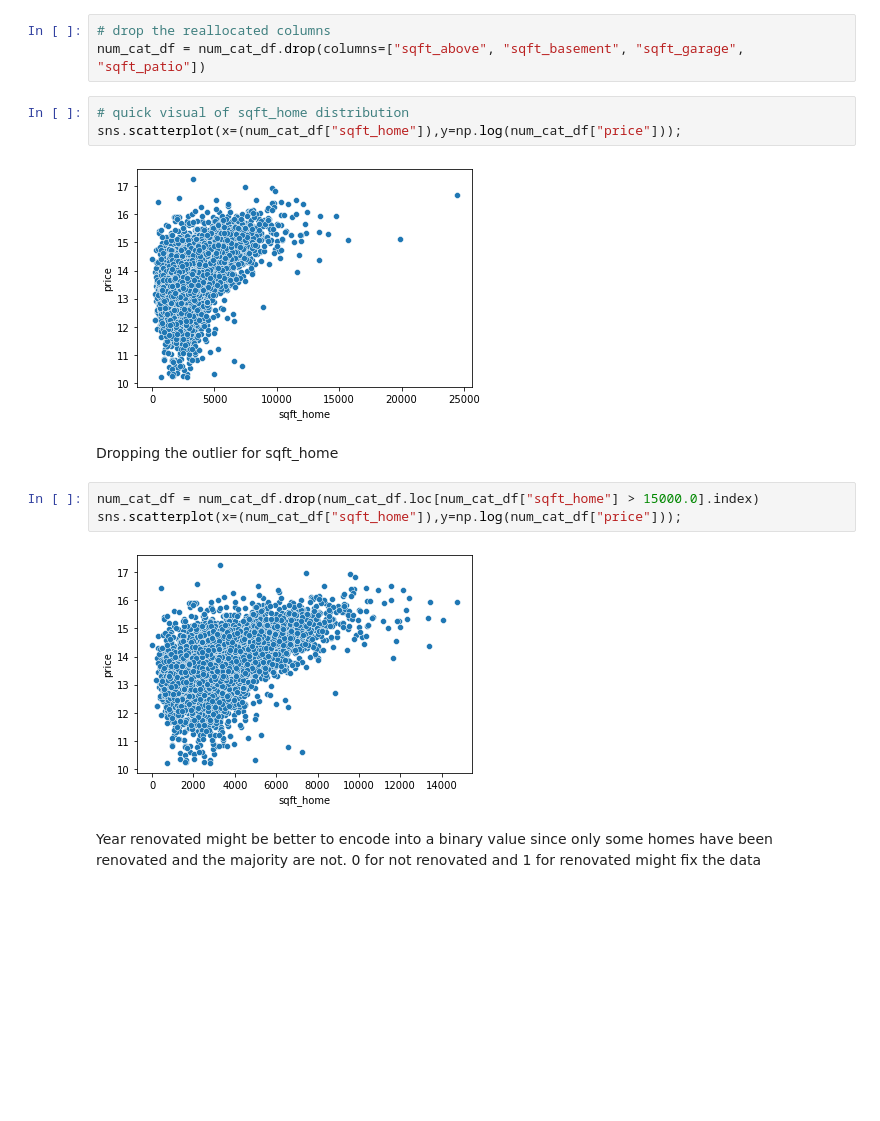
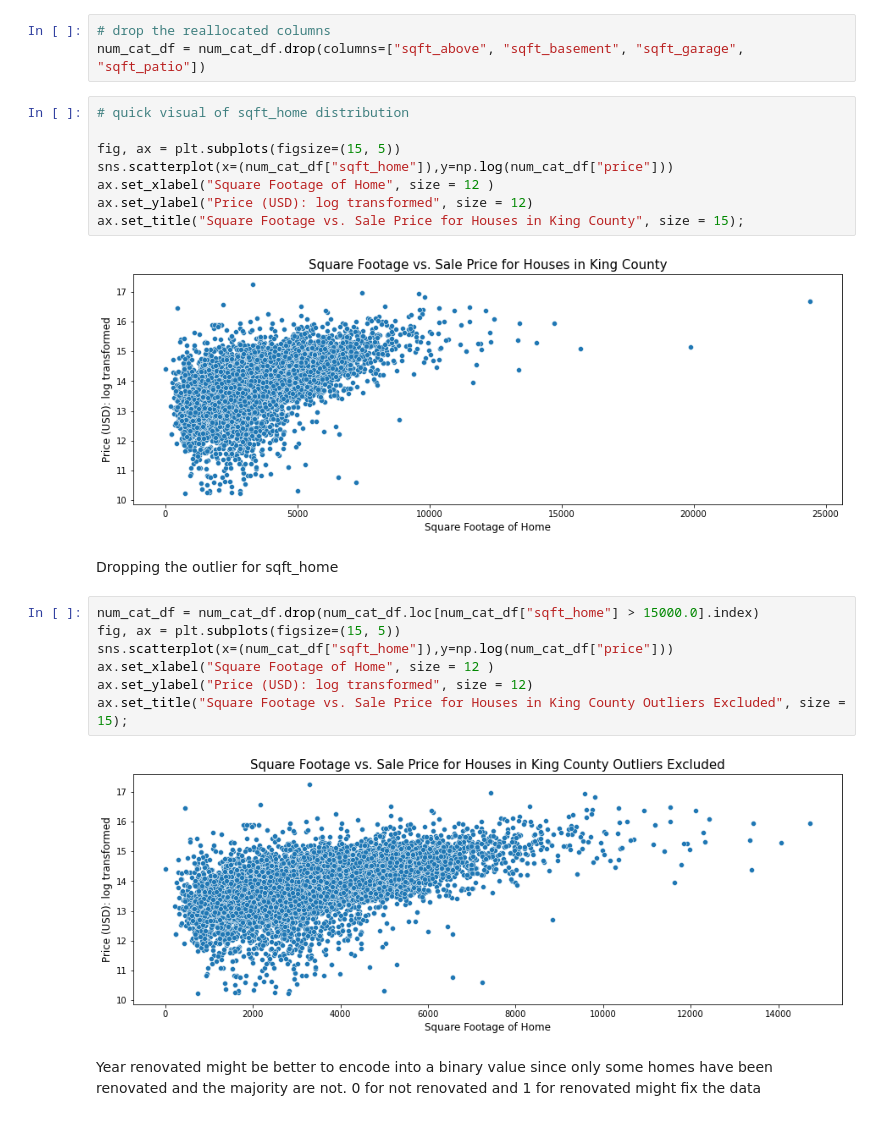
Before and after one commit to alexanderdaffara/HousingSalesRegression, a Jupyter notebook: Andre_Final.ipynb, the cells around one changed output. Cells and saved outputs as stored; diff of their text form; blank space fills up the shorter version.

Commit message:
set labels on charts

```diff
--- a/Andre_Final.ipynb
+++ b/Andre_Final.ipynb
@@ -366,16 +371,25 @@ num_cat_df.head()
 num_cat_df = num_cat_df.drop(columns=["sqft_above", "sqft_basement", "sqft_garage", "sqft_patio"])
 # %%
 # quick visual of sqft_home distribution
-sns.scatterplot(x=(num_cat_df["sqft_home"]),y=np.log(num_cat_df["price"]));
+
+fig, ax = plt.subplots(figsize=(15, 5))
+sns.scatterplot(x=(num_cat_df["sqft_home"]),y=np.log(num_cat_df["price"]))
+ax.set_xlabel("Square Footage of Home", size = 12 )
+ax.set_ylabel("Price (USD): log transformed", size = 12)
+ax.set_title("Square Footage vs. Sale Price for Houses in King County", size = 15);
 # %% [output]
-[figure, old version]
+[figure, new version]
 # %% [markdown]
 Dropping the outlier for sqft_home
 # %%
 num_cat_df = num_cat_df.drop(num_cat_df.loc[num_cat_df["sqft_home"] > 15000.0].index)
-sns.scatterplot(x=(num_cat_df["sqft_home"]),y=np.log(num_cat_df["price"]));
+fig, ax = plt.subplots(figsize=(15, 5))
+sns.scatterplot(x=(num_cat_df["sqft_home"]),y=np.log(num_cat_df["price"]))
+ax.set_xlabel("Square Footage of Home", size = 12 )
+ax.set_ylabel("Price (USD): log transformed", size = 12)
+ax.set_title("Square Footage vs. Sale Price for Houses in King County Outliers Excluded", size = 15);
 # %% [output]
-[figure, old version]
+[figure, new version]
 # %% [markdown]
 Year renovated might be better to encode into a binary value since only some homes have been renovated and the majority are not. 0 for not renovated and 1 for renovated might fix the data
 # %%
```
Also changed, not shown: parts of 9 cells of this notebook.
